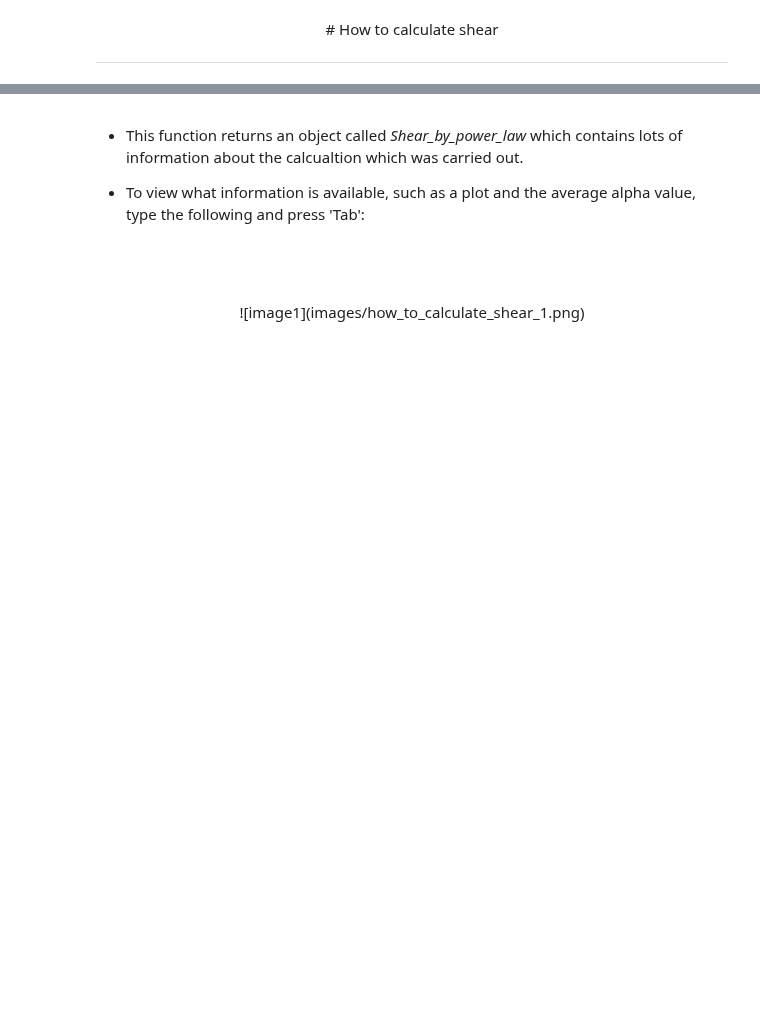
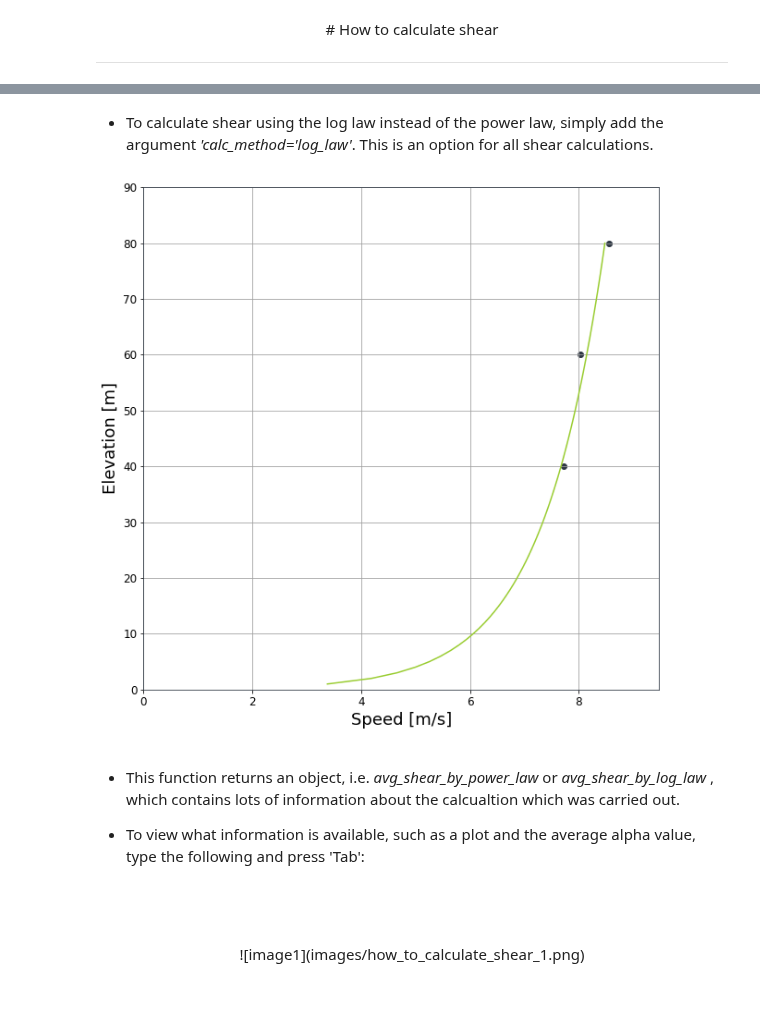
Before and after one commit to brightwind-dev/brightwind, a Jupyter notebook: docs/source/tutorials/how_to_calculate_shear.ipynb, the cells around one changed output, grey strips where cells are left out. Cells and saved outputs as stored; diff of their text form; code cells hidden in the pictures; blank space fills up the shorter version.

```diff
--- a/docs/source/tutorials/how_to_calculate_shear.ipynb
+++ b/docs/source/tutorials/how_to_calculate_shear.ipynb
@@ -46,5 +51,11 @@ Shear_by_power_law = bw.Shear.PowerLaw.calc_alpha(anemometers,heights,return_obj
+# %% [markdown]
+- To calculate shear using the log law instead of the power law, simply add the argument <em>'calc_method='log_law'</em>. This is an option for all shear calculations.
+# %%
+avg_shear_by_log_law = bw.Shear.Average(anemometers, heights, calc_method='log_law')
+# %% [output]
+[figure, added]
 # %% [markdown]
-- This function returns an object called <em> Shear_by_power_law </em> which contains lots of information about the calcualtion which was carried out.
+- This function returns an object, i.e. <em> avg_shear_by_power_law </em> or  <em> avg_shear_by_log_law </em>, which contains lots of information about the calcualtion which was carried out.
 
 - To view what information is available, such as a plot and the average alpha value, type the following and press 'Tab':
 # %% [markdown]
```
Also changed, not shown: parts of 56 cells of this notebook, 2 other files.
